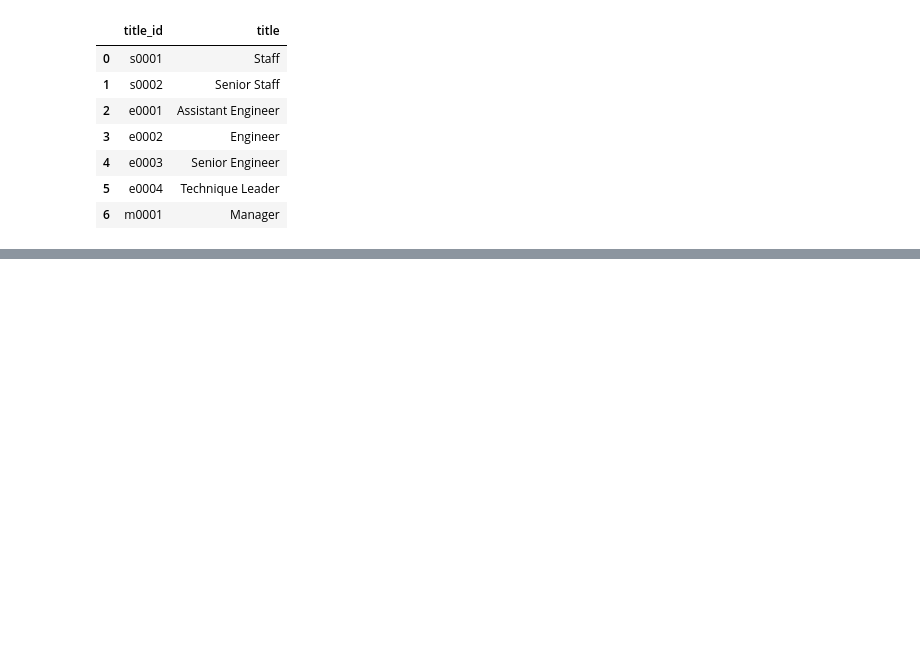
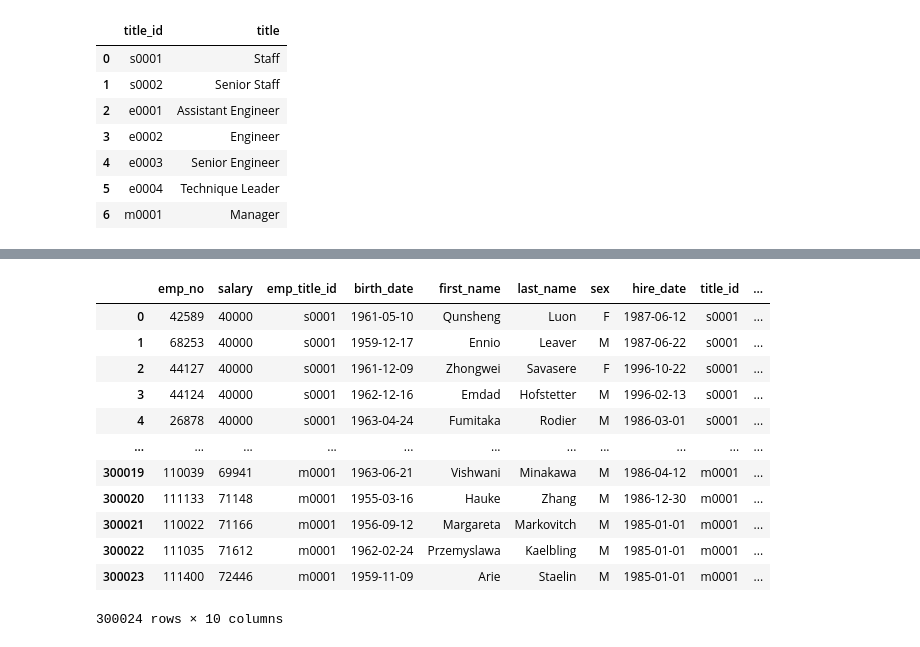
Before and after one commit to Ramyals-web/SQL-Challenges, a Jupyter notebook: Homework/employees.ipynb, the cells around one changed output, grey strips where cells are left out. Saved outputs shown, nothing was run; the diff lists cells and outputs as text; code cells hidden in the pictures; blank space fills up the shorter version.

```diff
--- a/Homework/employees.ipynb
+++ b/Homework/employees.ipynb
@@ -89,2 +89,20 @@ plt.show()
 # %%
-## Create a bar chart of average salary by title.
+##Merge for Average Bar chart
+
+emp_sal_merge = salary_data.merge(employee_data, left_on='emp_no', right_on='emp_no')
+emp_title_sal= emp_sal_merge.merge(title_data, left_on='emp_title_id', right_on='title_id')
+emp_title_sal
+# %% [output]
+|  | emp_no | salary | emp_title_id | birth_date | first_name | last_name | sex | hire_date | title_id | ... |
+| 0 | 42589 | 40000 | s0001 | 1961-05-10 | Qunsheng | Luon | F | 1987-06-12 | s0001 | ... |
+| 1 | 68253 | 40000 | s0001 | 1959-12-17 | Ennio | Leaver | M | 1987-06-22 | s0001 | ... |
+| 2 | 44127 | 40000 | s0001 | 1961-12-09 | Zhongwei | Savasere | F | 1996-10-22 | s0001 | ... |
+| 3 | 44124 | 40000 | s0001 | 1962-12-16 | Emdad | Hofstetter | M | 1996-02-13 | s0001 | ... |
+| 4 | 26878 | 40000 | s0001 | 1963-04-24 | Fumitaka | Rodier | M | 1986-03-01 | s0001 | ... |
+| ... | ... | ... | ... | ... | ... | ... | ... | ... | ... | ... |
+| 300019 | 110039 | 69941 | m0001 | 1963-06-21 | Vishwani | Minakawa | M | 1986-04-12 | m0001 | ... |
+| 300020 | 111133 | 71148 | m0001 | 1955-03-16 | Hauke | Zhang | M | 1986-12-30 | m0001 | ... |
+| 300021 | 110022 | 71166 | m0001 | 1956-09-12 | Margareta | Markovitch | M | 1985-01-01 | m0001 | ... |
+| 300022 | 111035 | 71612 | m0001 | 1962-02-24 | Przemyslawa | Kaelbling | M | 1985-01-01 | m0001 | ... |
+| 300023 | 111400 | 72446 | m0001 | 1959-11-09 | Arie | Staelin | M | 1985-01-01 | m0001 | ... |
+300024 rows × 10 columns
```
Also changed, not shown: parts of 3 cells of this notebook.
